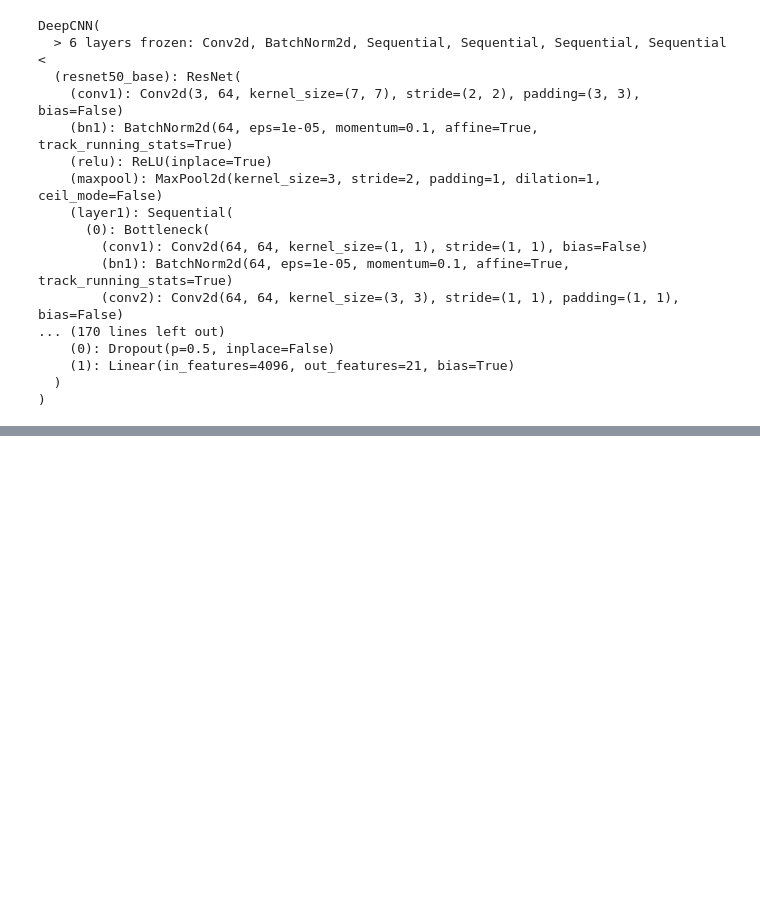
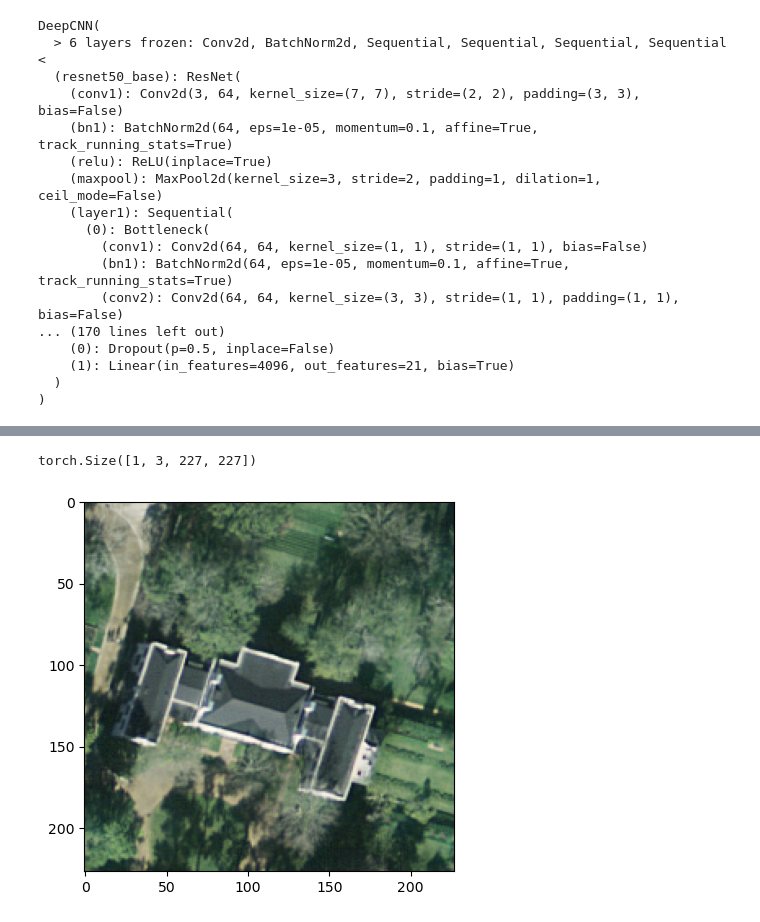
Before and after one commit to tameTNT/evaluating-xai-remote-sensing, a Jupyter notebook: basic_uc_merced.ipynb, the cells around one changed output, grey strips where cells are left out. Saved outputs shown, nothing was run; the diff lists cells and outputs as text; code cells hidden in the pictures; blank space fills up the shorter version.

Commit message:
⚗️ Train with UC Merced and test (Guided) GradCAM

```diff
--- a/basic_uc_merced.ipynb
+++ b/basic_uc_merced.ipynb
@@ -256,0 +285,3 @@ KeyboardInterrupt:
+# %%
+test_dataloader = torch.utils.data.DataLoader(test_dataset, batch_size=64, num_workers=2)
+labels, preds, logits = helpers.ml.test_model(deepCNN, test_dataloader, device)
@@ -256,0 +312,16 @@ KeyboardInterrupt:
+# %%
+incorrect_preds = np.where(preds != labels)[0]
+correct_preds = np.where(preds == labels)[0]
+# %%
+grad_cam = GuidedGradCam(deepCNN, deepCNN.resnet50_base.layer4[2].conv3)  # final convolutional layer of model
+# %%
+correct_instance_idx = np.random.choice(correct_preds)
+correct_pred_img = test_dataset[correct_instance_idx]["image"]
+correct_label = test_dataset[correct_instance_idx]["label"]
+plt.imshow(einops.rearrange(correct_pred_img, "c h w -> h w c"))
+# %%
+attributions = grad_cam.attribute(correct_pred_img.unsqueeze(0).to(device), target=correct_label)
+attributions.size()
+# %% [output]
+torch.Size([1, 3, 227, 227])
+[figure, added]
```
Also changed, not shown: parts of 20 cells of this notebook.
